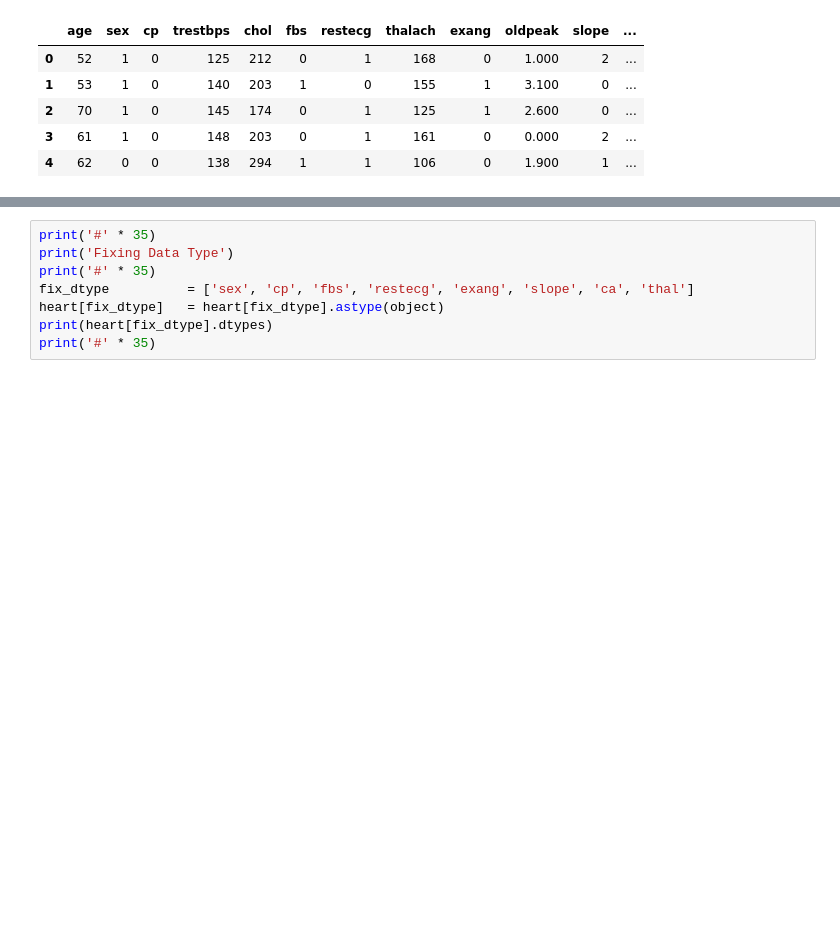
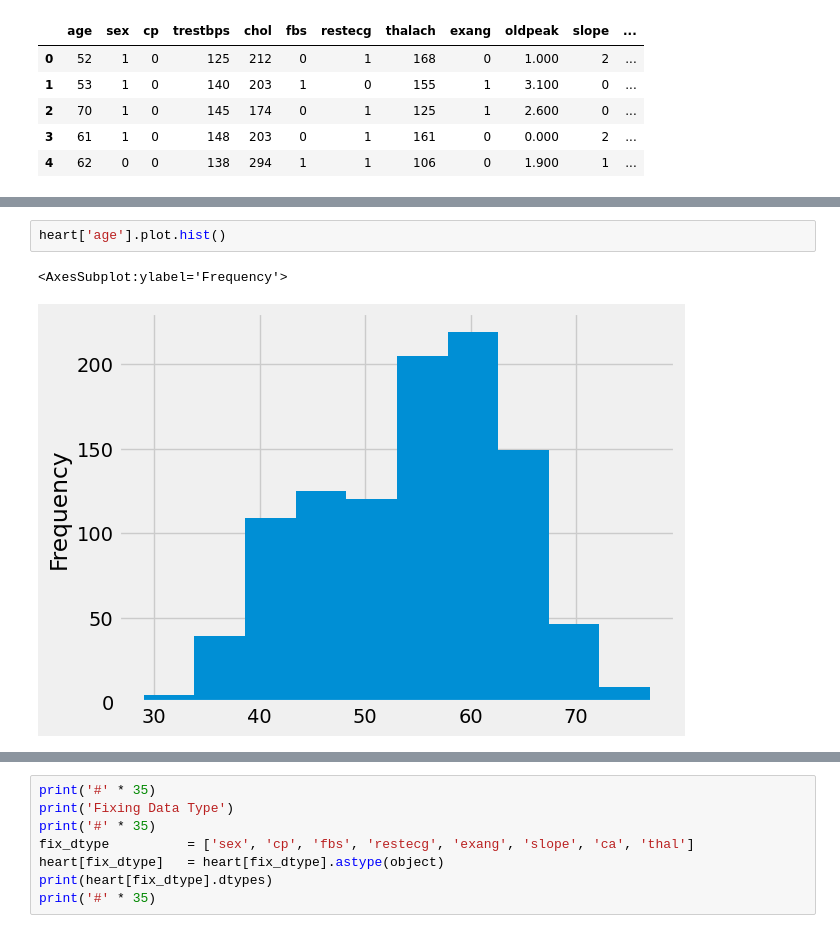
Before and after one commit to Sandokhan/IACEC, a Jupyter notebook: main.ipynb, the cells around one changed output, grey strips where cells are left out. Drawn from its saved outputs; the diff is of its cells as text; blank space fills up the shorter version.

```diff
--- a/main.ipynb
+++ b/main.ipynb
@@ -105,0 +220,5 @@ print('#' * 50)
+# %%
+heart['age'].plot.hist()
+# %% [output]
+<AxesSubplot:ylabel='Frequency'>
+[figure, added]
```
Also changed, not shown: parts of 17 cells of this notebook.
